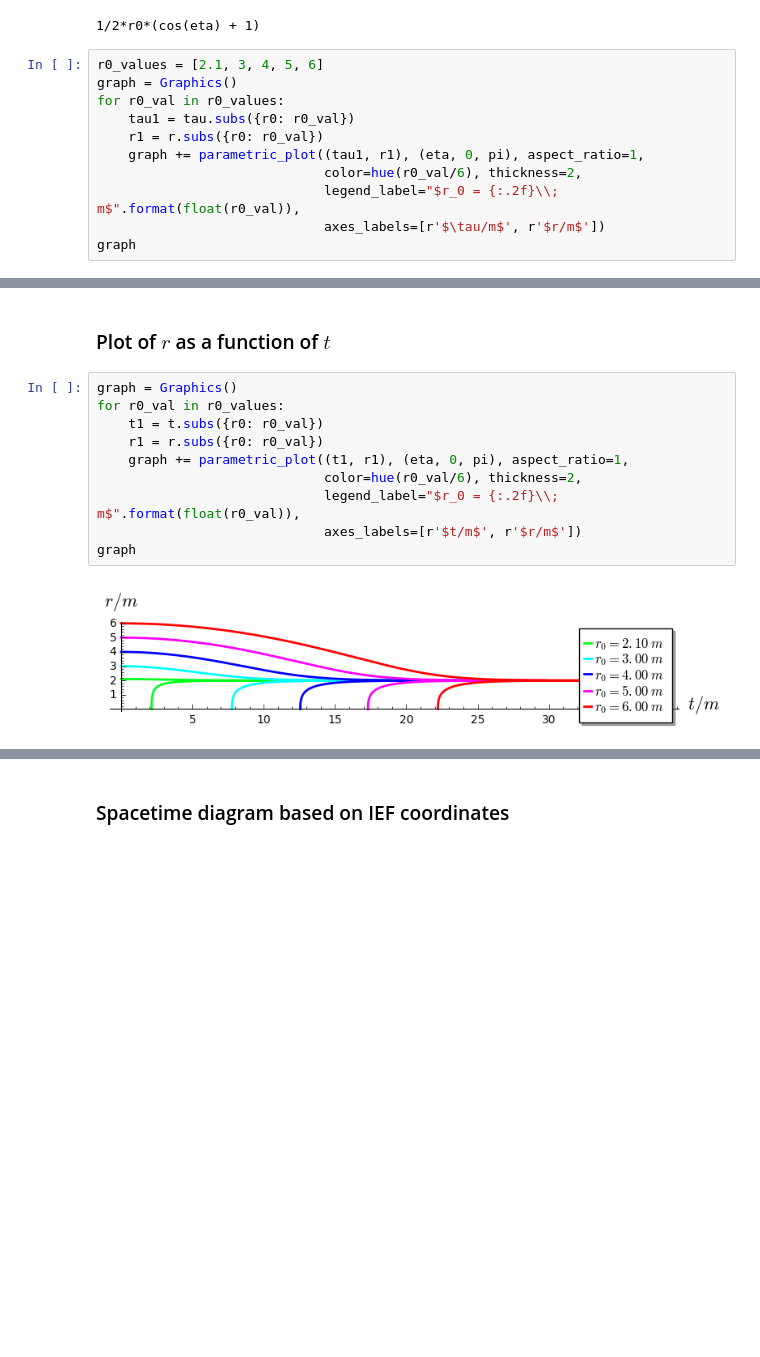
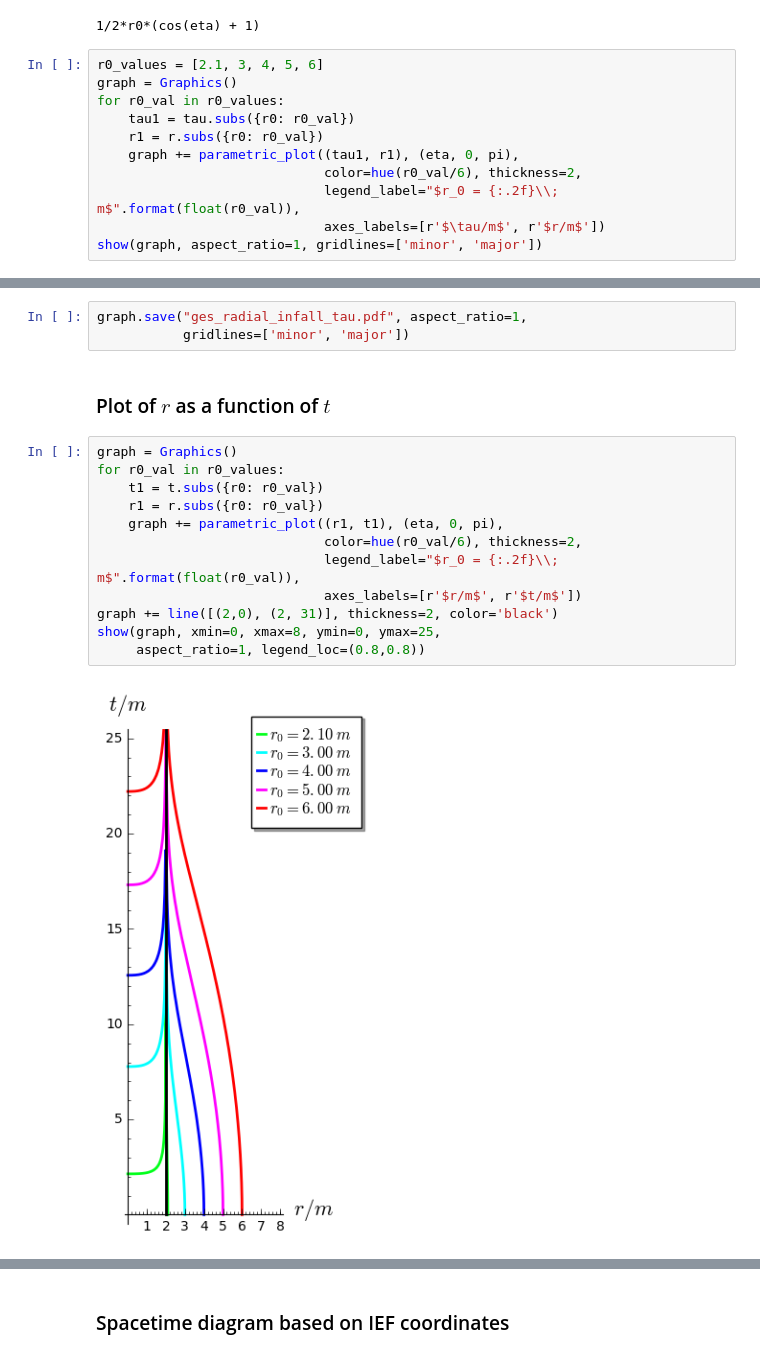
Before and after one commit to egourgoulhon/BHLectures, a Jupyter notebook: sage/ges_radial_free_fall.ipynb, the cells around one changed output, grey strips where cells are left out. Saved outputs shown, nothing was run; the diff lists cells and outputs as text; blank space fills up the shorter version.

Commit message:
Add figures in Chap. 7

```diff
--- a/sage/ges_radial_free_fall.ipynb
+++ b/sage/ges_radial_free_fall.ipynb
@@ -91,9 +96,9 @@ graph = Graphics()
 for r0_val in r0_values:
     tau1 = tau.subs({r0: r0_val})
     r1 = r.subs({r0: r0_val})
-    graph += parametric_plot((tau1, r1), (eta, 0, pi), aspect_ratio=1,
+    graph += parametric_plot((tau1, r1), (eta, 0, pi),
                              color=hue(r0_val/6), thickness=2,
                              legend_label="$r_0 = {:.2f}\\; m$".format(float(r0_val)),
                              axes_labels=[r'$\tau/m$', r'$r/m$'])
-graph
+show(graph, aspect_ratio=1, gridlines=['minor', 'major'])
 # %% [output]
@@ -101,14 +106,19 @@ graph
+# %%
+graph.save("ges_radial_infall_tau.pdf", aspect_ratio=1,
+           gridlines=['minor', 'major'])
 # %% [markdown]
 ### Plot of $r$ as a function of $t$
 # %%
 graph = Graphics()
 for r0_val in r0_values:
     t1 = t.subs({r0: r0_val})
     r1 = r.subs({r0: r0_val})
-    graph += parametric_plot((t1, r1), (eta, 0, pi), aspect_ratio=1,
+    graph += parametric_plot((r1, t1), (eta, 0, pi),
                              color=hue(r0_val/6), thickness=2,
                              legend_label="$r_0 = {:.2f}\\; m$".format(float(r0_val)),
-                             axes_labels=[r'$t/m$', r'$r/m$'])
-graph
+                             axes_labels=[r'$r/m$', r'$t/m$'])
+graph += line([(2,0), (2, 31)], thickness=2, color='black')
+show(graph, xmin=0, xmax=8, ymin=0, ymax=25,
+     aspect_ratio=1, legend_loc=(0.8,0.8))
 # %% [output]
-[figure, old version]
+[figure, new version]
```
Also changed, not shown: parts of 8 cells of this notebook, 8 other files.
